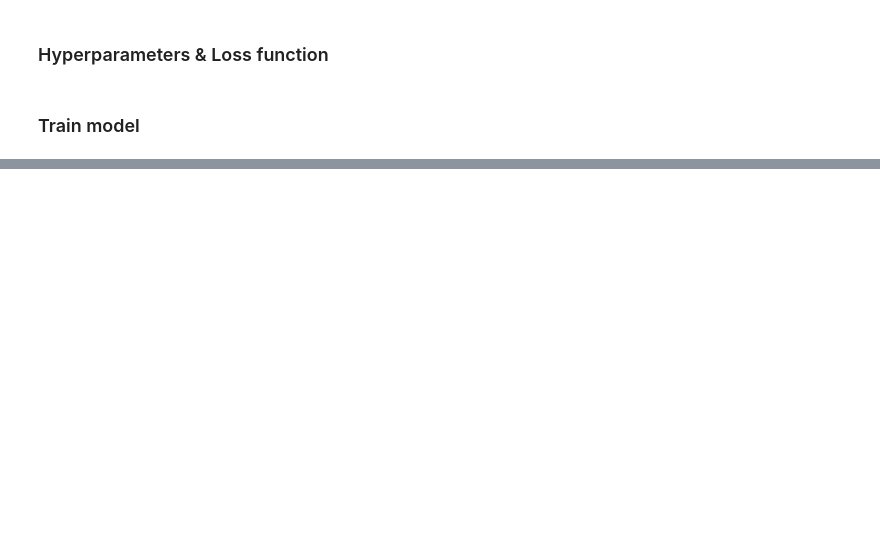
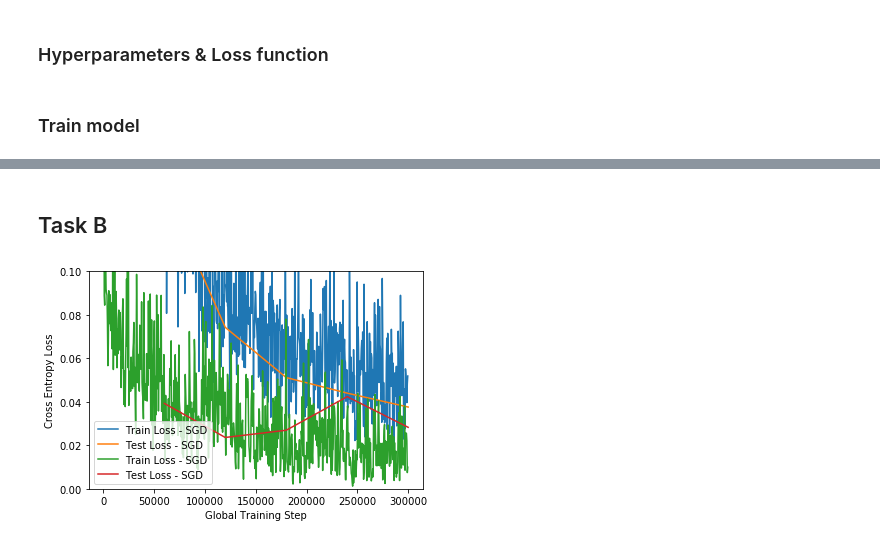
Before and after one commit to oskarhlm/TDT4195-StarterCode, a Jupyter notebook: assignment 2/task2.ipynb, the cells around one changed output, grey strips where cells are left out. Drawn from its saved outputs; the diff is of its cells as text; code cells hidden in the pictures; blank space fills up the shorter version.

```diff
--- a/assignment 2/task2.ipynb
+++ b/assignment 2/task2.ipynb
@@ -111,0 +136,36 @@ print(f"Final Test loss: {final_loss}. Final Test accuracy: {final_acc}")
+# %% [markdown]
+## Task B
+# %%
+learning_rate = .001
+
+# Define optimizer (Stochastic Gradient Descent)
+optimizer = torch.optim.Adam(model.parameters(),
+                            lr=learning_rate)
+
+trainer = Trainer(
+  model=model,
+  dataloader_train=dataloader_train,
+  dataloader_test=dataloader_test,
+  batch_size=batch_size,
+  loss_function=loss_function,
+  optimizer=optimizer
+)
+train_loss_dict_adam, test_loss_dict_adam = trainer.train(num_epochs)
+# %%
+# Plot loss
+utils.plot_loss(train_loss_dict, label="Train Loss - SGD")
+utils.plot_loss(test_loss_dict, label="Test Loss - SGD")
+utils.plot_loss(train_loss_dict_adam, label="Train Loss - SGD")
+utils.plot_loss(test_loss_dict_adam, label="Test Loss - SGD")
+plt.ylim([0, .1])
+plt.legend()
+plt.xlabel("Global Training Step")
+plt.ylabel("Cross Entropy Loss")
+plt.savefig(utils.image_output_dir.joinpath("task2a_plot.png"))
+plt.show()
+
+final_loss, final_acc = utils.compute_loss_and_accuracy(
+    dataloader_test, model, loss_function)
+print(f"Final Test loss: {final_loss}. Final Test accuracy: {final_acc}")
+# %% [output]
+[figure, added]
```
Also changed, not shown: parts of 6 cells of this notebook, 1 other file.
